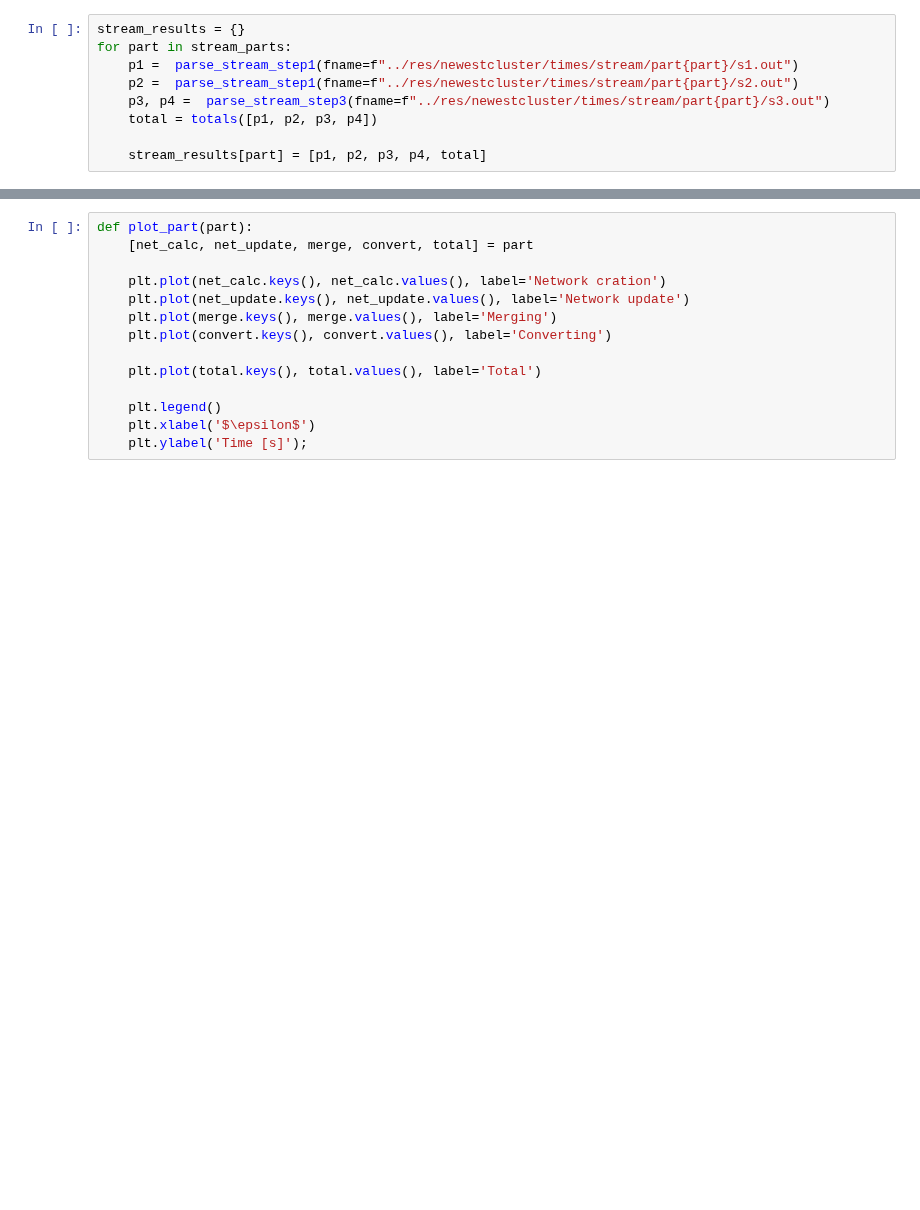
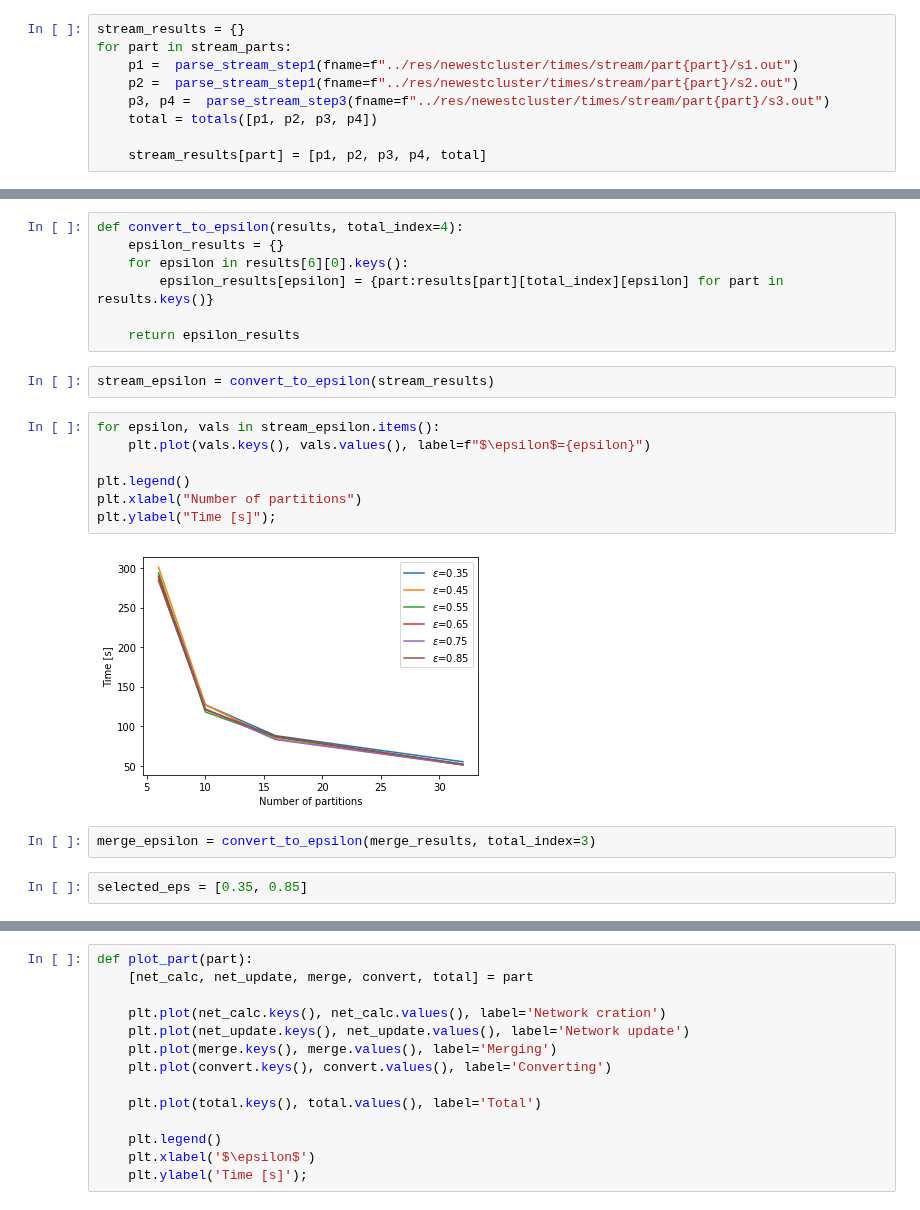
Before and after one commit to jrybicki-jsc/smms, a Jupyter notebook: graphla/times.ipynb, the cells around one changed output, grey strips where cells are left out. Cells and saved outputs as stored; diff of their text form; blank space fills up the shorter version.

Commit message:
differetn format for times

```diff
--- a/graphla/times.ipynb
+++ b/graphla/times.ipynb
@@ -65,0 +66,22 @@ plt.savefig('../fig/times-streamed.svg', format='svg', bbox_inches = 'tight', dp
+# %%
+def convert_to_epsilon(results, total_index=4):
+    epsilon_results = {}
+    for epsilon in results[6][0].keys():
+        epsilon_results[epsilon] = {part:results[part][total_index][epsilon] for part in results.keys()}
+
+    return epsilon_results
+# %%
+stream_epsilon = convert_to_epsilon(stream_results)
+# %%
+for epsilon, vals in stream_epsilon.items():
+    plt.plot(vals.keys(), vals.values(), label=f"$\epsilon$={epsilon}")
+
+plt.legend()
+plt.xlabel("Number of partitions")
+plt.ylabel("Time [s]");
+# %% [output]
+[figure, added]
+# %%
+merge_epsilon = convert_to_epsilon(merge_results, total_index=3)
+# %%
+selected_eps = [0.35, 0.85]
```
Also changed, not shown: parts of 2 cells of this notebook.
